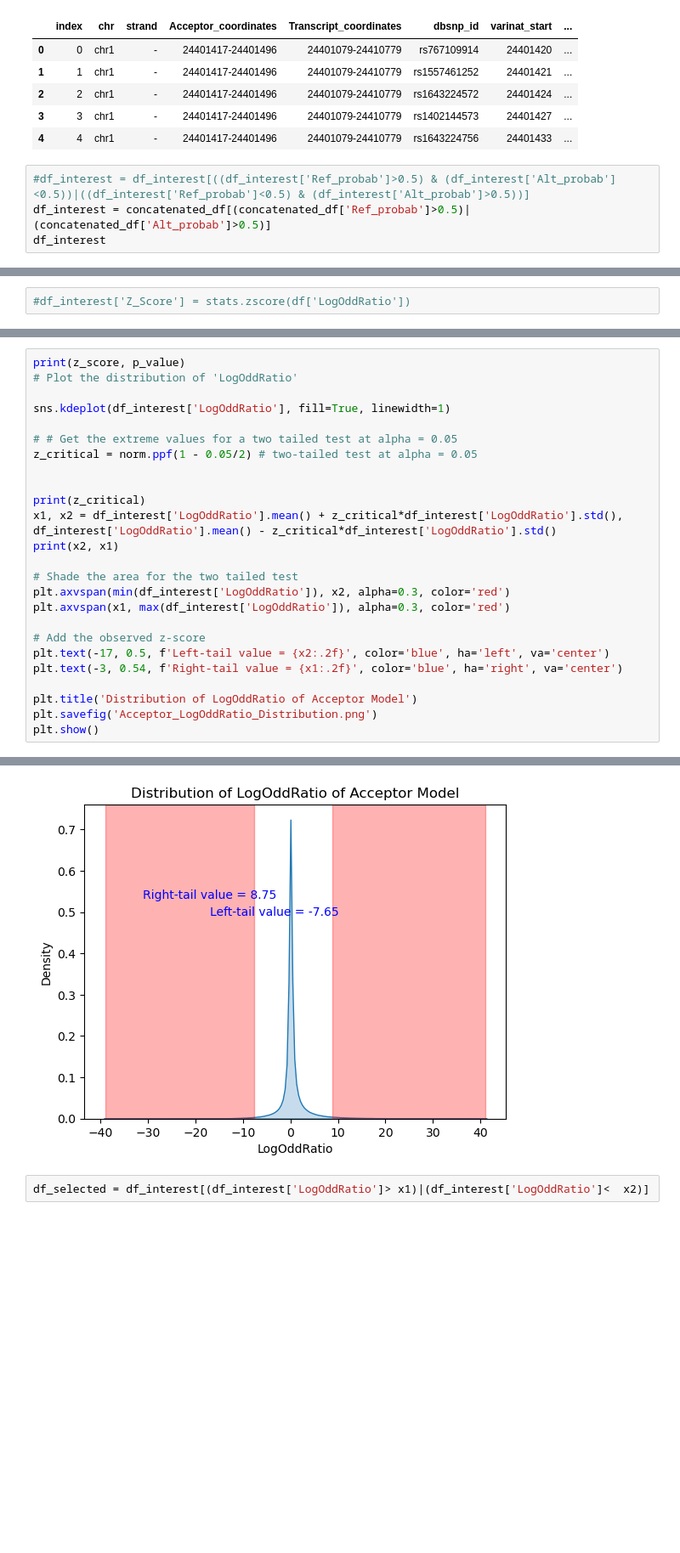
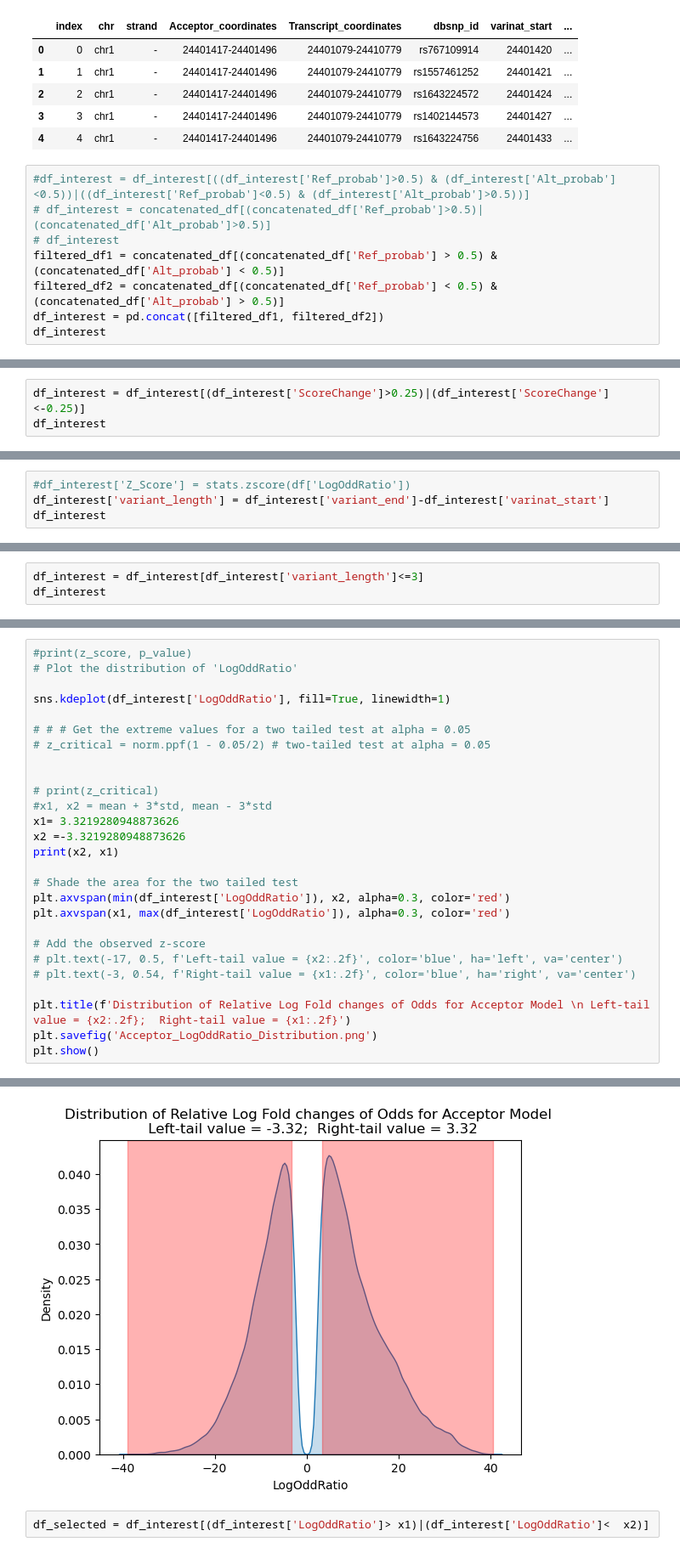
Before and after one commit to duttaprat/Postdoc, a Jupyter notebook: PSB_2024/DNABERT_output/Acceptor_probability_all.ipynb, the cells around one changed output, grey strips where cells are left out. Shown: that part at 85% size. Saved outputs shown, nothing was run; the diff lists cells and outputs as text; blank space fills up the shorter version.

```diff
--- a/PSB_2024/DNABERT_output/Acceptor_probability_all.ipynb
+++ b/PSB_2024/DNABERT_output/Acceptor_probability_all.ipynb
@@ -96,7 +96,11 @@ concatenated_df.head()
 | 4 | 4 | chr1 | - | 24401417-24401496 | 24401079-24410779 | rs1643224756 | 24401433 | ... |
 # %%
 #df_interest = df_interest[((df_interest['Ref_probab']>0.5) & (df_interest['Alt_probab']<0.5))|((df_interest['Ref_probab']<0.5) & (df_interest['Alt_probab']>0.5))]
-df_interest = concatenated_df[(concatenated_df['Ref_probab']>0.5)|(concatenated_df['Alt_probab']>0.5)]
+# df_interest = concatenated_df[(concatenated_df['Ref_probab']>0.5)|(concatenated_df['Alt_probab']>0.5)]
+# df_interest
+filtered_df1 = concatenated_df[(concatenated_df['Ref_probab'] > 0.5) & (concatenated_df['Alt_probab'] < 0.5)]
+filtered_df2 = concatenated_df[(concatenated_df['Ref_probab'] < 0.5) & (concatenated_df['Alt_probab'] > 0.5)]
+df_interest = pd.concat([filtered_df1, filtered_df2])
 df_interest
 # %% [output]
 |  | index | chr | strand | Acceptor_coordinates | Transcript_coordinates | dbsnp_id | varinat_start | ... |
@@ -145,0 +169,3 @@ plt.show()
+# %%
+df_interest = df_interest[(df_interest['ScoreChange']>0.25)|(df_interest['ScoreChange']<-0.25)]
+df_interest
@@ -146,2 +186,4 @@ plt.show()
 # %%
 #df_interest['Z_Score'] = stats.zscore(df['LogOddRatio'])
+df_interest['variant_length'] = df_interest['variant_end']-df_interest['varinat_start']
+df_interest
@@ -147,0 +204,3 @@ plt.show()
+# %%
+df_interest = df_interest[df_interest['variant_length']<=3]
+df_interest
@@ -155,15 +229,17 @@ z_score, p_value = ztest(x1= df_interest['LogOddRatio'], value = mean)
 # %%
-print(z_score, p_value)
+#print(z_score, p_value)
 # Plot the distribution of 'LogOddRatio'
 
 sns.kdeplot(df_interest['LogOddRatio'], fill=True, linewidth=1)
 
-# # Get the extreme values for a two tailed test at alpha = 0.05
-z_critical = norm.ppf(1 - 0.05/2) # two-tailed test at alpha = 0.05
+# # # Get the extreme values for a two tailed test at alpha = 0.05
+# z_critical = norm.ppf(1 - 0.05/2) # two-tailed test at alpha = 0.05
 
 
-print(z_critical)
-x1, x2 = df_interest['LogOddRatio'].mean() + z_critical*df_interest['LogOddRatio'].std(), df_interest['LogOddRatio'].mean() - z_critical*df_interest['LogOddRatio'].std()
+# print(z_critical)
+#x1, x2 = mean + 3*std, mean - 3*std
+x1= 3.3219280948873626
+x2 =-3.3219280948873626
 print(x2, x1)
 
 # Shade the area for the two tailed test
@@ -171,10 +247,10 @@ plt.axvspan(min(df_interest['LogOddRatio']), x2, alpha=0.3, color='red')
 plt.axvspan(x1, max(df_interest['LogOddRatio']), alpha=0.3, color='red')
 
 # Add the observed z-score
-plt.text(-17, 0.5, f'Left-tail value = {x2:.2f}', color='blue', ha='left', va='center')
-plt.text(-3, 0.54, f'Right-tail value = {x1:.2f}', color='blue', ha='right', va='center')
+# plt.text(-17, 0.5, f'Left-tail value = {x2:.2f}', color='blue', ha='left', va='center')
+# plt.text(-3, 0.54, f'Right-tail value = {x1:.2f}', color='blue', ha='right', va='center')
 
-plt.title('Distribution of LogOddRatio of Acceptor Model')
+plt.title(f'Distribution of Relative Log Fold changes of Odds for Acceptor Model \n Left-tail value = {x2:.2f};  Right-tail value = {x1:.2f}')
 plt.savefig('Acceptor_LogOddRatio_Distribution.png')
 plt.show()
 # %% [output]
@@ -184,4 +258,4 @@ plt.show()
-[figure, old version]
+[figure, new version]
 # %%
 df_selected = df_interest[(df_interest['LogOddRatio']> x1)|(df_interest['LogOddRatio']<  x2)]
 # %%
```
Also changed, not shown: parts of 14 cells of this notebook, 9 other files.
